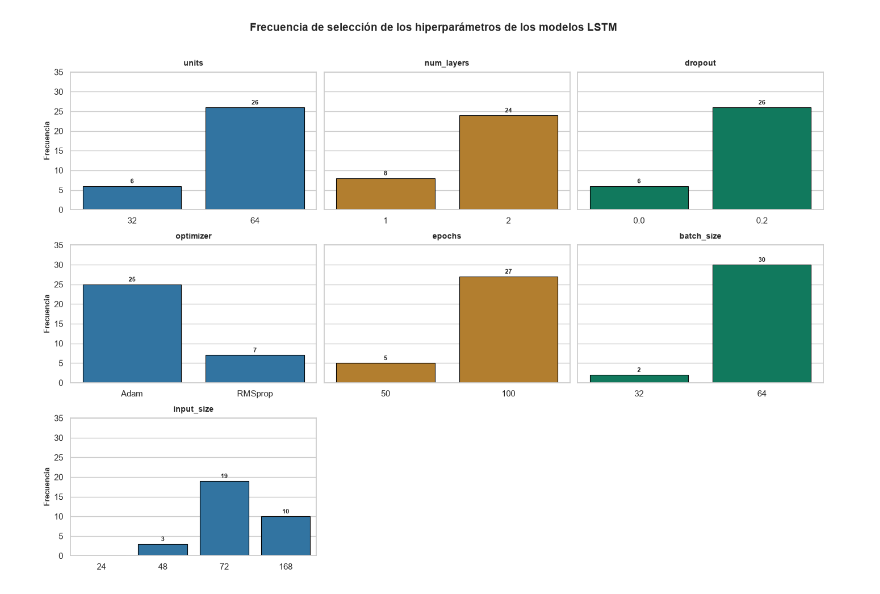
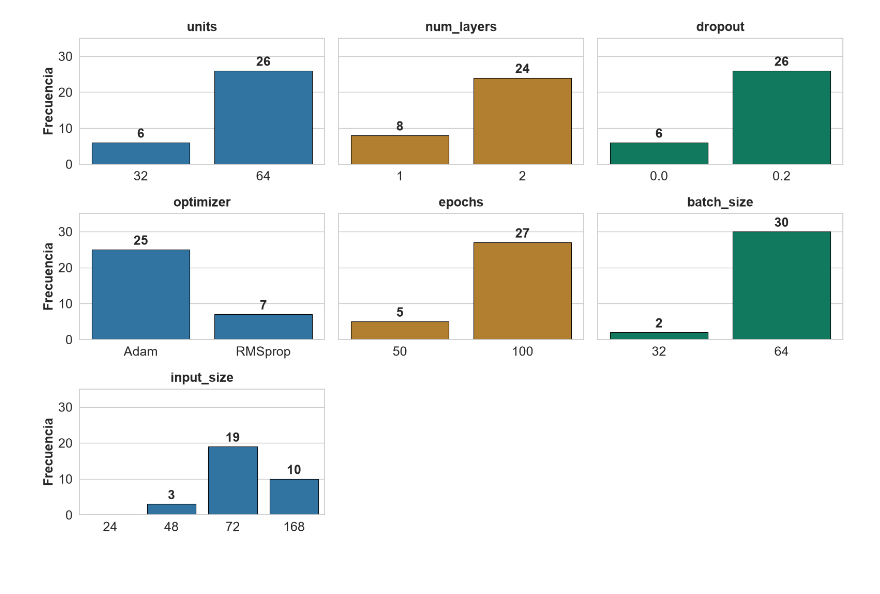
Before and after one commit to juanfran12345/TFM, a Jupyter notebook: scripts/extra.ipynb, the cells around one changed output. Cells and saved outputs as stored; diff of their text form; code cells hidden in the pictures; blank space fills up the shorter version.

```diff
--- a/scripts/extra.ipynb
+++ b/scripts/extra.ipynb
@@ -895,10 +1248,12 @@ sns.set_theme(style="whitegrid")
 plt.rcParams.update(
     {
         "font.family": "sans-serif",
-        "font.size": 9,
-        "axes.titlesize": 10,
+        "font.size": 18,
+        "axes.titlesize": 18,
         "axes.titleweight": "bold",
-        "axes.labelsize": 9,
+        "axes.labelsize": 18,
+        "xtick.labelsize": 18,
+        "ytick.labelsize": 18,
     }
 )
 
@@ -955,7 +1310,7 @@ data = {
 fig, axes = plt.subplots(
     3,
     3,
-    figsize=(14, 10),
+    figsize=(16, 11),
     sharey=True
 )
 
@@ -981,7 +1336,10 @@ for i, (param_name, param_data) in enumerate(data.items()):
 
     ax = axes[i]
 
+    # --------------------------------------------------------------------------
     # Convertimos el diccionario en DataFrame
+    # --------------------------------------------------------------------------
+
     df_temp = pd.DataFrame(
         list(param_data.items()),
         columns=["Valor", "Frecuencia"]
@@ -990,7 +1348,10 @@ for i, (param_name, param_data) in enumerate(data.items()):
     # Color según la columna del gráfico
     color = colors[i % 3]
 
+    # --------------------------------------------------------------------------
     # Gráfico de barras
+    # --------------------------------------------------------------------------
+
     bars = sns.barplot(
         data=df_temp,
         x="Valor",
@@ -1007,16 +1368,30 @@ for i, (param_name, param_data) in enumerate(data.items()):
 
     ax.set_title(
         param_name,
-        pad=8
+        pad=10,
+        fontsize=18,
+        fontweight="bold"
     )
 
     ax.set_xlabel("")
 
     ax.set_ylabel(
-        "Frecuencia" if i % 3 == 0 else ""
+        "Frecuencia" if i % 3 == 0 else "",
+        fontsize=18
     )
 
     ax.set_ylim(0, 35)
+
+    # Tamaño de los valores de los ejes
+    ax.tick_params(
+        axis="x",
+        labelsize=18
+    )
+
+    ax.tick_params(
+        axis="y",
+        labelsize=18
+    )
 
     # --------------------------------------------------------------------------
     # Frecuencia encima de cada barra
@@ -1036,11 +1411,31 @@ for i, (param_name, param_data) in enumerate(data.items()):
                 ),
                 ha="center",
                 va="bottom",
-                xytext=(0, 2),
+                xytext=(0, 3),
                 textcoords="offset points",
-                fontsize=8,
+                fontsize=18,
                 fontweight="bold"
             )
+
+    # --------------------------------------------------------------------------
+    # Etiquetas del eje X
+    # --------------------------------------------------------------------------
+
+    etiquetas = [
+        etiqueta.get_text()
+        for etiqueta in ax.get_xticklabels()
+    ]
+
+    ax.set_xticklabels(
+        ax.get_xticklabels(),
+        rotation=15
+        if any(
+            len(etiqueta) > 8
+            for etiqueta in etiquetas
+        )
+        else 0,
+        fontsize=18
+    )
 
 
 # ==============================================================================
@@ -1048,48 +1443,39 @@ for i, (param_name, param_data) in enumerate(data.items()):
 # ==============================================================================
 
 for j in range(len(data), len(axes)):
-    fig.delaxes(axes[j])
 
-
-# ==============================================================================
-# Título principal
-# ==============================================================================
-
-fig.suptitle(
-    "Frecuencia de selección de los hiperparámetros de los modelos LSTM",
-    fontsize=14,
-    fontweight="bold",
-    y=0.98
-)
+    fig.delaxes(
+        axes[j]
+    )
 
 
 # ==============================================================================
 # Ajuste del diseño
 # ==============================================================================
 
 plt.tight_layout(
-    rect=[0, 0, 1, 0.96]
+    rect=[0, 0, 1, 0.95]
 )
 
 
 # ==============================================================================
 # Guardar figura
 # ==============================================================================
 
 file_path = os.path.join(
     output_dir,
     "hiperparametros_lstm_barras.png"
 )
 
 plt.savefig(
     file_path,
     bbox_inches="tight",
     dpi=300
 )
 
 plt.show()
 # %% [output]
-[figure, old version]
+[figure, new version]
 # %%
 import os
 import matplotlib.pyplot as plt
```
Also changed, not shown: parts of 13 cells of this notebook, 45 other files.
